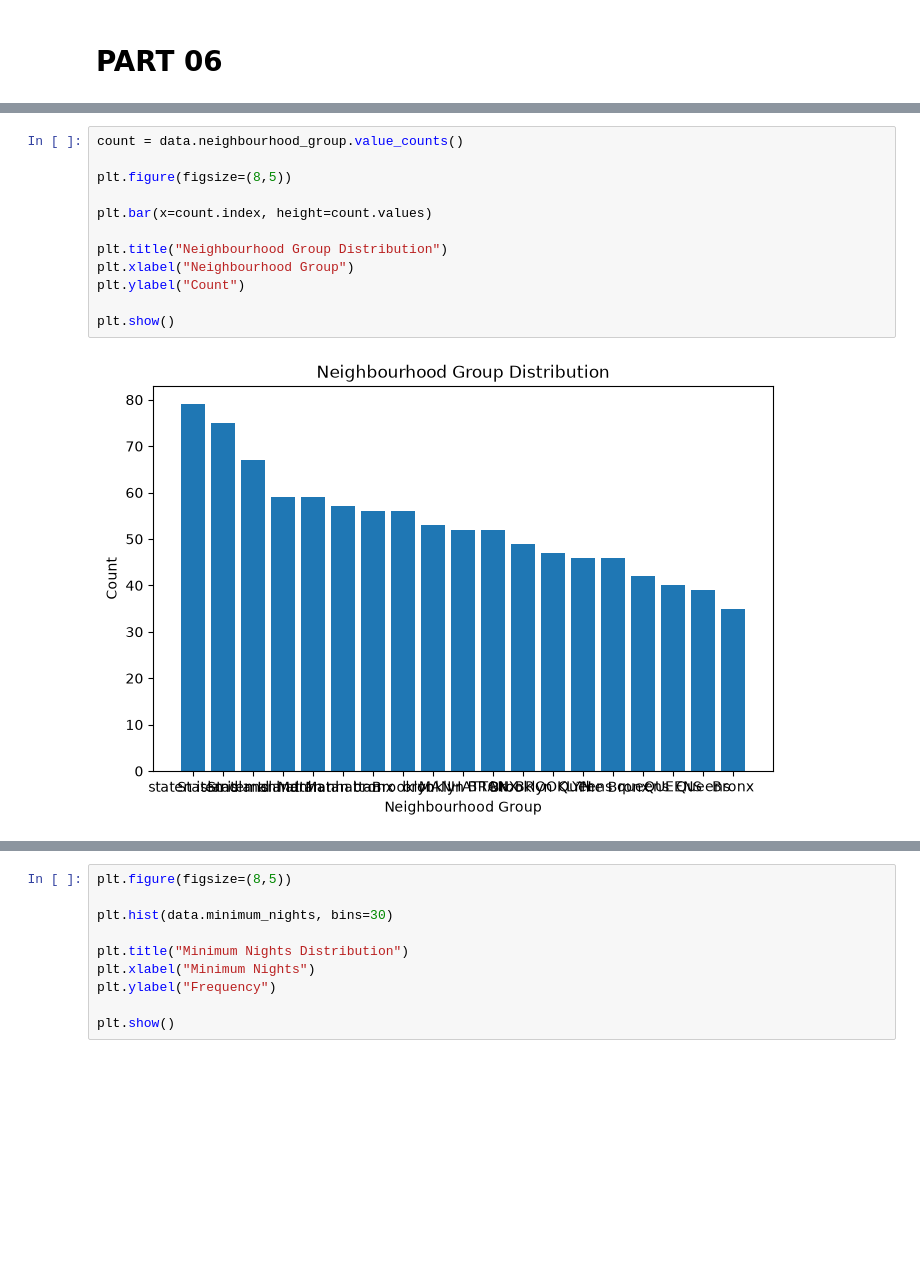
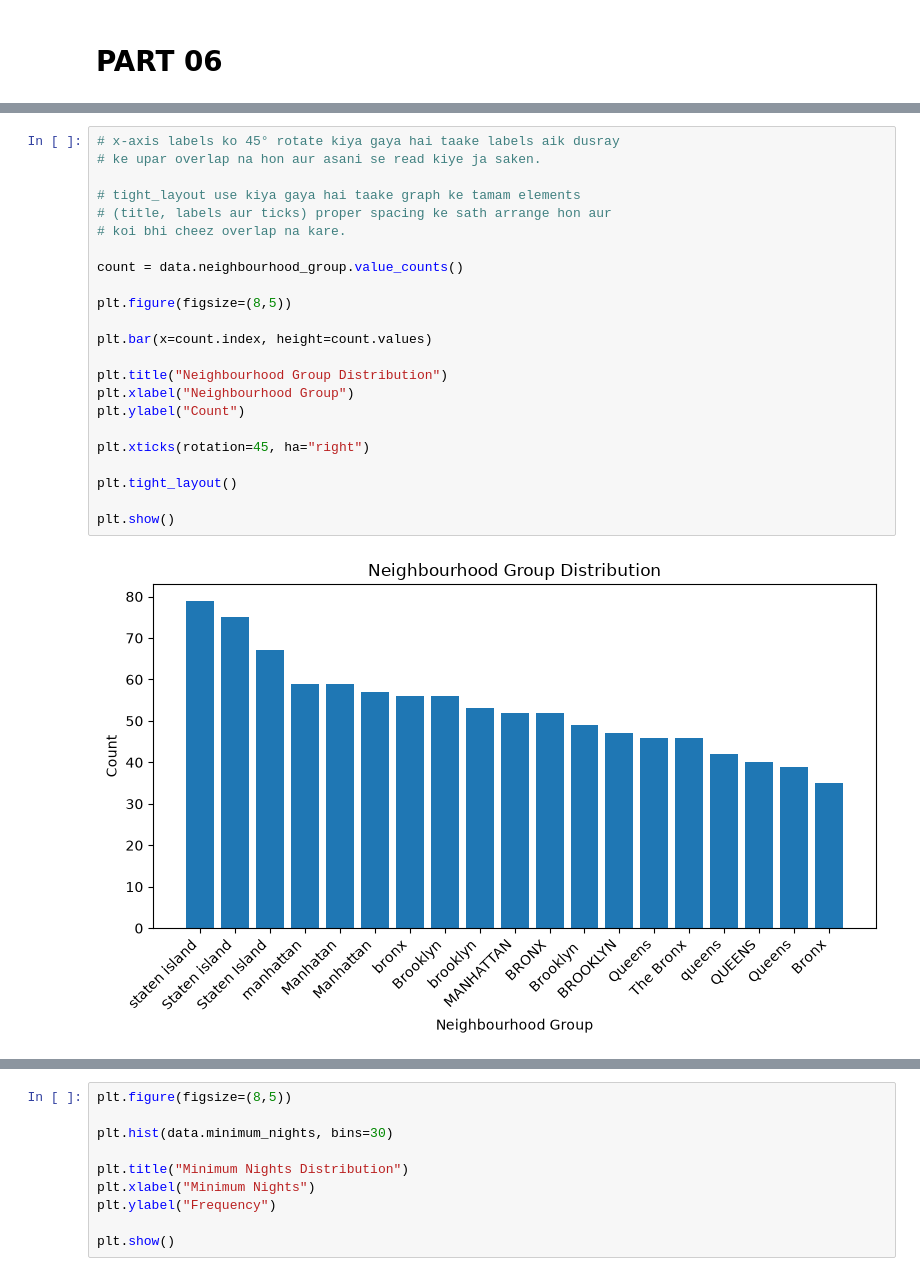
Before and after one commit to githubzohaib/Zohaib-Ali-Assignment-06-AI-DS, a Jupyter notebook: Pandas_Assignment_02.ipynb, the cells around one changed output, grey strips where cells are left out. Saved outputs shown, nothing was run; the diff lists cells and outputs as text; blank space fills up the shorter version.

```diff
--- a/Pandas_Assignment_02.ipynb
+++ b/Pandas_Assignment_02.ipynb
@@ -692,15 +919,26 @@ plt.show()
 # %%
+# x-axis labels ko 45° rotate kiya gaya hai taake labels aik dusray
+# ke upar overlap na hon aur asani se read kiye ja saken.
+
+# tight_layout use kiya gaya hai taake graph ke tamam elements
+# (title, labels aur ticks) proper spacing ke sath arrange hon aur
+# koi bhi cheez overlap na kare.
+
 count = data.neighbourhood_group.value_counts()
 
 plt.figure(figsize=(8,5))
 
 plt.bar(x=count.index, height=count.values)
 
 plt.title("Neighbourhood Group Distribution")
 plt.xlabel("Neighbourhood Group")
 plt.ylabel("Count")
 
+plt.xticks(rotation=45, ha="right")
+
+plt.tight_layout()
+
 plt.show()
 # %% [output]
-[figure, old version]
+[figure, new version]
 # %%
```
Also changed, not shown: parts of 42 cells of this notebook.
